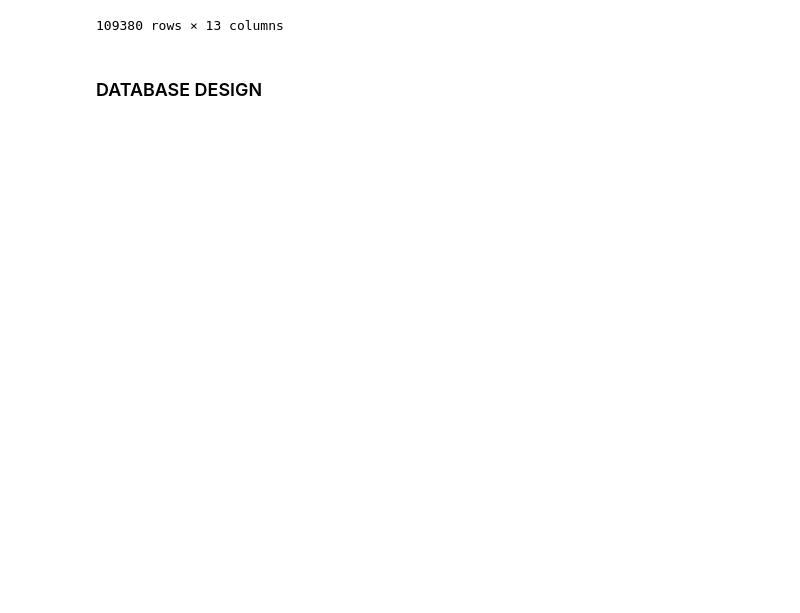
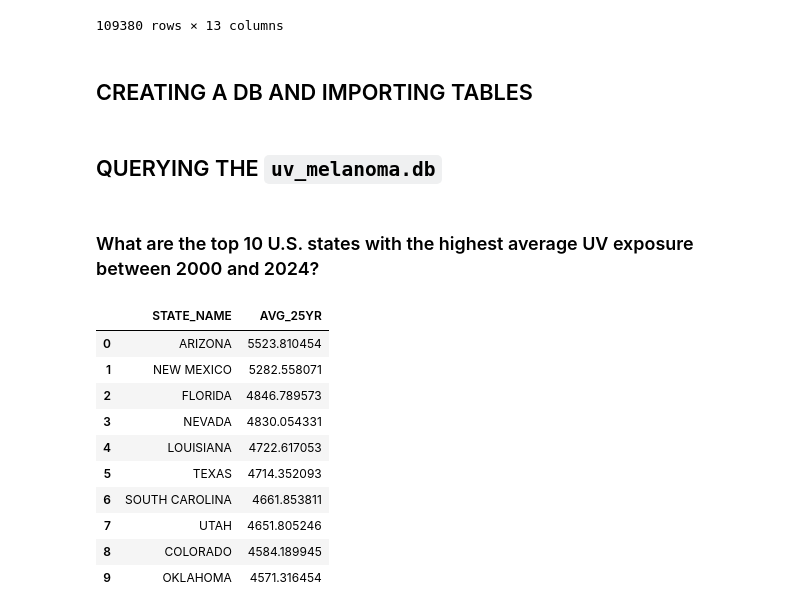
Before and after one commit to brytner/uv-exposure-melanoma-incidence-analysis, a Jupyter notebook: notebook/uv-exposure-melanoma-incidence-analysis.ipynb, the cells around one changed output. Drawn from its saved outputs; the diff is of its cells as text; code cells hidden in the pictures; blank space fills up the shorter version.

```diff
--- a/notebook/uv-exposure-melanoma-incidence-analysis.ipynb
+++ b/notebook/uv-exposure-melanoma-incidence-analysis.ipynb
@@ -984,7 +984,7 @@ df_cleanup(seer_db)
 | 109379 | Unknown/missing/no match/Not 1990... | UNKNOWN | 22 | M | 2019 | UNKNOWN | C445 | ... |
 109380 rows × 13 columns
 # %% [markdown]
-### DATABASE DESIGN
+## CREATING A DB AND IMPORTING TABLES
 # %%
 dfs = {'uv_exposure': uv_exposure,
        'melanoma_incidence': melanoma_incidence,
@@ -998,0 +999,40 @@ with sqlite3.connect('uv_melanoma.db') as conn:
+# %% [markdown]
+## QUERYING THE `uv_melanoma.db`
+# %% [markdown]
+### What are the top 10 U.S. states with the highest average UV exposure between 2000 and 2024?
+# %%
+query1 = '''
+
+WITH avg25yr AS (
+    SELECT STATE_NAME,
+    (UV_2000_2004 + UV_2005_2009 + UV_2010_2014 + UV_2015_2019 + UV_2020_2024)/5 AS AVG_25YR
+    FROM uv_exposure
+)
+
+SELECT u.STATE_NAME,
+a.AVG_25YR
+FROM uv_exposure u
+LEFT JOIN avg25yr a
+on u.STATE_NAME = a.STATE_NAME
+
+
+GROUP BY a.STATE_NAME
+ORDER BY a.AVG_25YR desc
+
+LIMIT 10
+'''
+
+result1 = pd.read_sql(query1, conn)
+result1
+# %% [output]
+|  | STATE_NAME | AVG_25YR |
+| 0 | ARIZONA | 5523.810454 |
+| 1 | NEW MEXICO | 5282.558071 |
+| 2 | FLORIDA | 4846.789573 |
+| 3 | NEVADA | 4830.054331 |
+| 4 | LOUISIANA | 4722.617053 |
+| 5 | TEXAS | 4714.352093 |
+| 6 | SOUTH CAROLINA | 4661.853811 |
+| 7 | UTAH | 4651.805246 |
+| 8 | COLORADO | 4584.189945 |
+| 9 | OKLAHOMA | 4571.316454 |
```
Also changed, not shown: parts of 2 cells of this notebook, 3 other files.
